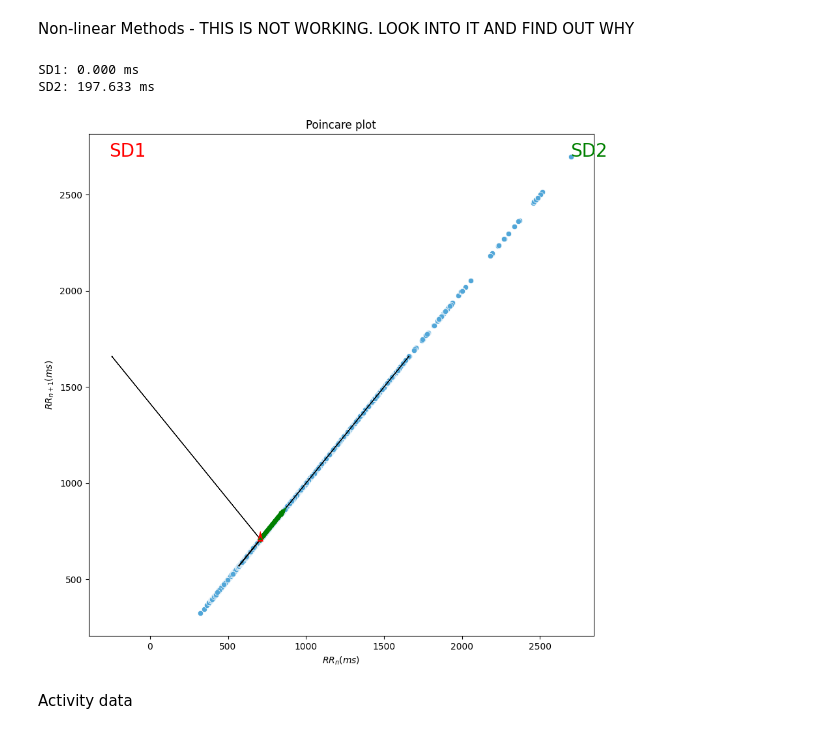
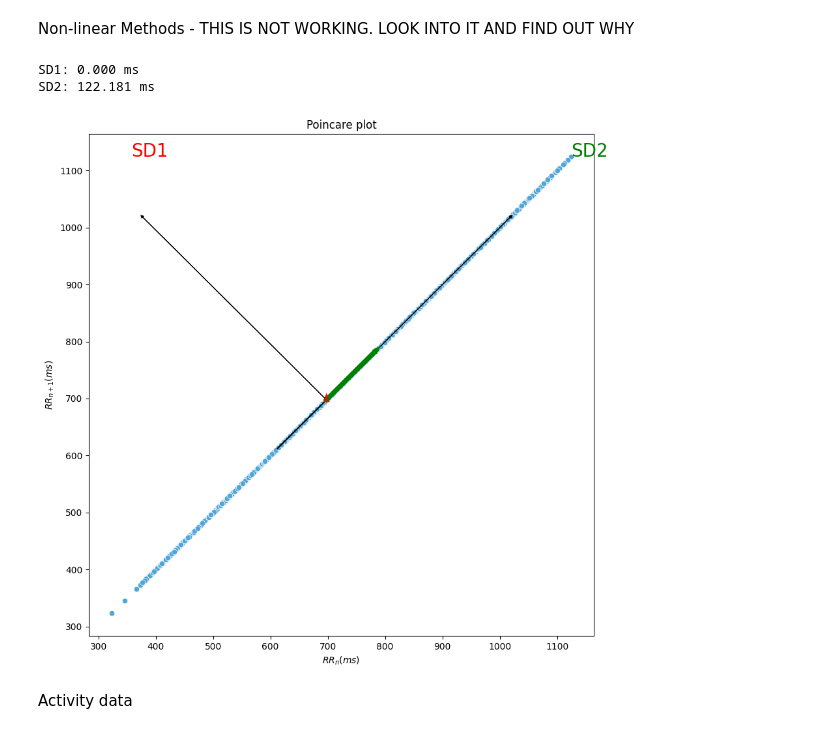
Before and after one commit to GacildaAnne/Thesis-ADHD-HRV, a Jupyter notebook: Thesis_code.ipynb, the cells around one changed output. Drawn from its saved outputs; the diff is of its cells as text; code cells hidden in the pictures.

```diff
--- a/Thesis_code.ipynb
+++ b/Thesis_code.ipynb
@@ -401,45 +405,45 @@ plt.show()
 # %% [markdown]
 Non-linear Methods - THIS IS NOT WORKING. LOOK INTO IT AND FIND OUT WHY
 # %%
-def plot_poincare(IBI):
-    IBI_n = IBI[:-1]
-    IBI_n1 = IBI[1:]
+def plot_poincare(IBI_corrected):
+    IBI_n = IBI_corrected[:-1]
+    IBI_n1 = IBI_corrected[1:]
 
     sd1 = np.sqrt(0.5) * np.std(IBI_n1 - IBI_n)
     sd2 = np.sqrt(0.5) * np.std(IBI_n1 + IBI_n)
 
-    m = np.mean(IBI)
-    min_rr = np.min(IBI)
-    max_rr = np.max(IBI)
+    m = np.mean(IBI_corrected)
+    min_IBI = np.min(IBI_corrected)
+    max_IBI = np.max(IBI_corrected)
 
     plt.figure(figsize=(10, 10))
     plt.title("Poincare plot")
 
     sns.scatterplot(x=IBI_n, y=IBI_n1, color="#51A6D8")
 
     plt.xlabel(r'$RR_n (ms)$')
     plt.ylabel(r'$RR_{n+1} (ms)$')
 
     e1 = Ellipse((m, m), 2*sd1, 2*sd2, angle=-45, linewidth=1.2, fill=False, color="k")
     plt.gca().add_patch(e1)
 
-    plt.arrow(m, m, (max_rr-min_rr)*0.4, (max_rr-min_rr)*0.4, color="k", linewidth=0.8, head_width=5, head_length=5)
-    plt.arrow(m, m, (min_rr-max_rr)*0.4, (max_rr-min_rr)*0.4, color="k", linewidth=0.8, head_width=5, head_length=5)
+    plt.arrow(m, m, (max_IBI-min_IBI)*0.4, (max_IBI-min_IBI)*0.4, color="k", linewidth=0.8, head_width=5, head_length=5)
+    plt.arrow(m, m, (min_IBI-max_IBI)*0.4, (max_IBI-min_IBI)*0.4, color="k", linewidth=0.8, head_width=5, head_length=5)
 
     plt.arrow(m, m, sd2 * np.sqrt(0.5), sd2 * np.sqrt(0.5), color="green", linewidth=5)
     plt.arrow(m, m, -sd1 * np.sqrt(0.5), sd1 * np.sqrt(0.5), color="red", linewidth=5)
-    plt.text(max_rr, max_rr, "SD2", fontsize=20, color="green")
-    plt.text(m-(max_rr-min_rr)*0.4-20, max_rr, "SD1", fontsize=20, color="red")
+    plt.text(max_IBI, max_IBI, "SD2", fontsize=20, color="green")
+    plt.text(m-(max_IBI-min_IBI)*0.4-20, max_IBI, "SD1", fontsize=20, color="red")
 
     return sd1, sd2
 
-sd1, sd2 = plot_poincare(IBI)
+sd1, sd2 = plot_poincare(IBI_corrected)
 print("SD1: %.3f ms" % sd1)
 print("SD2: %.3f ms" % sd2)
 # %% [output]
 SD1: 0.000 ms
-SD2: 197.633 ms
+SD2: 122.181 ms
-[figure, old version]
+[figure, new version]
 # %% [markdown]
 Activity data
 # %%
```
Also changed, not shown: parts of 5 cells of this notebook.
